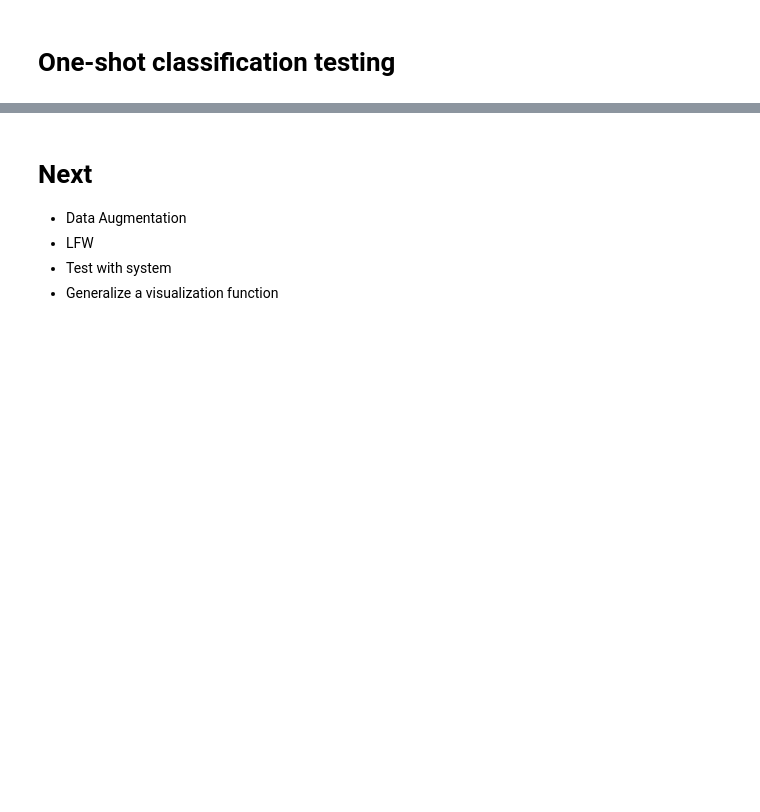
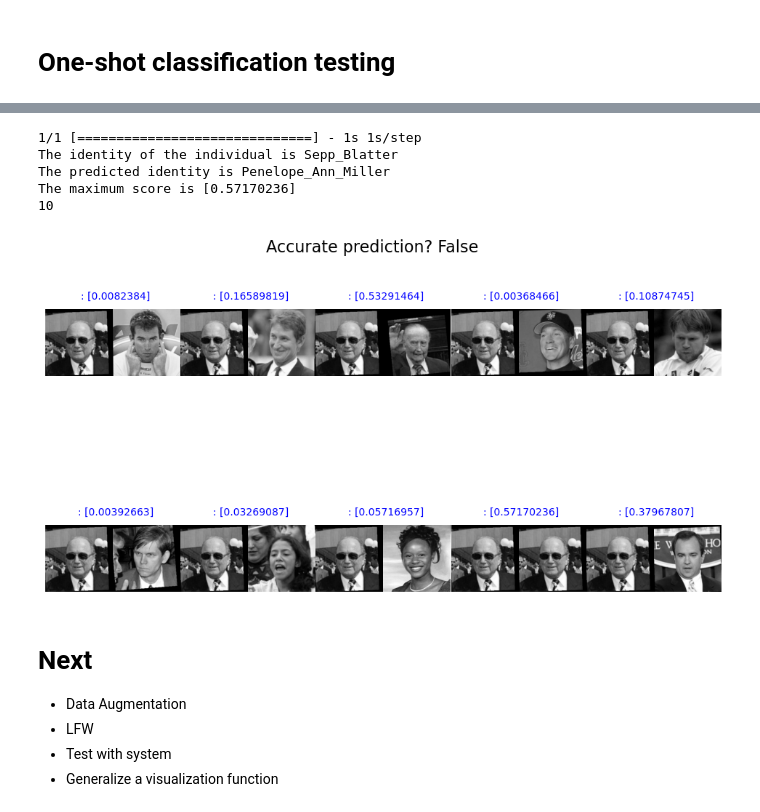
Before and after one commit to inemsia/SNN, a Jupyter notebook: main.ipynb, the cells around one changed output, grey strips where cells are left out. Drawn from its saved outputs; the diff is of its cells as text; code cells hidden in the pictures; blank space fills up the shorter version.

```diff
--- a/main.ipynb
+++ b/main.ipynb
@@ -376,2 +447,4 @@ similarity_predictions = similarity_test(person1, person2)
 # %% [markdown]
 # One-shot classification testing
+# %%
+snn_model = load_model("siamese_network.h5")
@@ -378,9 +466,10 @@ similarity_predictions = similarity_test(person1, person2)
 # %%
-def classification_test(X, y):
+def classification_test(snn, X, y):
     # Initialize input arrays
     X1, X2 = [], []
     # Get all images of testing dataset individuals
-    indices_test = np.where(np.isin(y, unique_labels_test))[0]
+    unique_labels_classification_test = np.random.choice(unique_labels_test, 10)
+    indices_test = np.where(np.isin(y, unique_labels_classification_test))[0]
     # Create an array containing a random image for each person to represent each person from the testing dataset (classes_images)
     index_input = np.random.choice(indices_test)
     #print(f"index_input = {index_input}")
@@ -388,7 +477,7 @@ def classification_test(X, y):
     input = X[index_input]
 
     # Create an array containing the identities of those people in the order their images are stored in classes_images, which is called classes_identities
-    for unique_label in unique_labels_test:
+    for unique_label in unique_labels_classification_test:
         indices_person = np.where(y == unique_label)[0]
         index_test_image = np.random.choice(indices_person)
         test_image = X[index_test_image]
@@ -396,7 +485,6 @@ def classification_test(X, y):
         X1.append(input)
 
     X1, X2 = np.array(X1), np.array(X2)
-
 
     # Choose one random (classification_input) image of a random person from the testing dataset for the one-shot facial recognition test,
     # different than the images in classes_images.
@@ -409,15 +497,17 @@ def classification_test(X, y):
     result_classification = unique_labels_test[max_index]
     is_accurate = input_identity == result_classification
     # The pair with the highest score should correspond to the identity of the person compared to classification_input
-    #print(f"The identity of the individual is {input_identity}\nThe predicted identity is {result_classification}")
-    #print(f"The maximum score is {predictions[max_index]}")
-    return is_accurate, index_input, predictions
+    print(f"The identity of the individual is {input_identity}\nThe predicted identity is {result_classification}")
+    print(f"The maximum score is {predictions[max_index]}")
+    return is_accurate, index_input, predictions, X1, X2
 
 
-def one_shot_trials(num_trials):
+def one_shot_trials(snn, num_trials):
     count = 0
     for i in range(num_trials):
-        if classification_test(X, y)[0]:
+        if classification_test(snn, X, y)[0]:
             count += 1
     print(count/num_trials)
-one_shot_trials(1000)
+
+#classification_test(snn_model, X, y)
+#one_shot_trials(snn_model, 30)
@@ -442,3 +514,15 @@ one_shot_trials(1000)
+# %%
+# Visualize a one-shot trial
+is_accurate, index_input, predictions, X1, X2 = classification_test(snn_model, X, y)
+print(len(predictions))
+visualize_pairs(X1, X2, predictions, 10, 5, f'Accurate prediction? {is_accurate}','' )
+# %% [output]
+1/1 [==============================] - 1s 1s/step
+The identity of the individual is Sepp_Blatter
+The predicted identity is Penelope_Ann_Miller
+The maximum score is [0.57170236]
+10
+[figure, added]
 # %% [markdown]
 # Next
 - Data Augmentation
```
Also changed, not shown: parts of 24 cells of this notebook.
